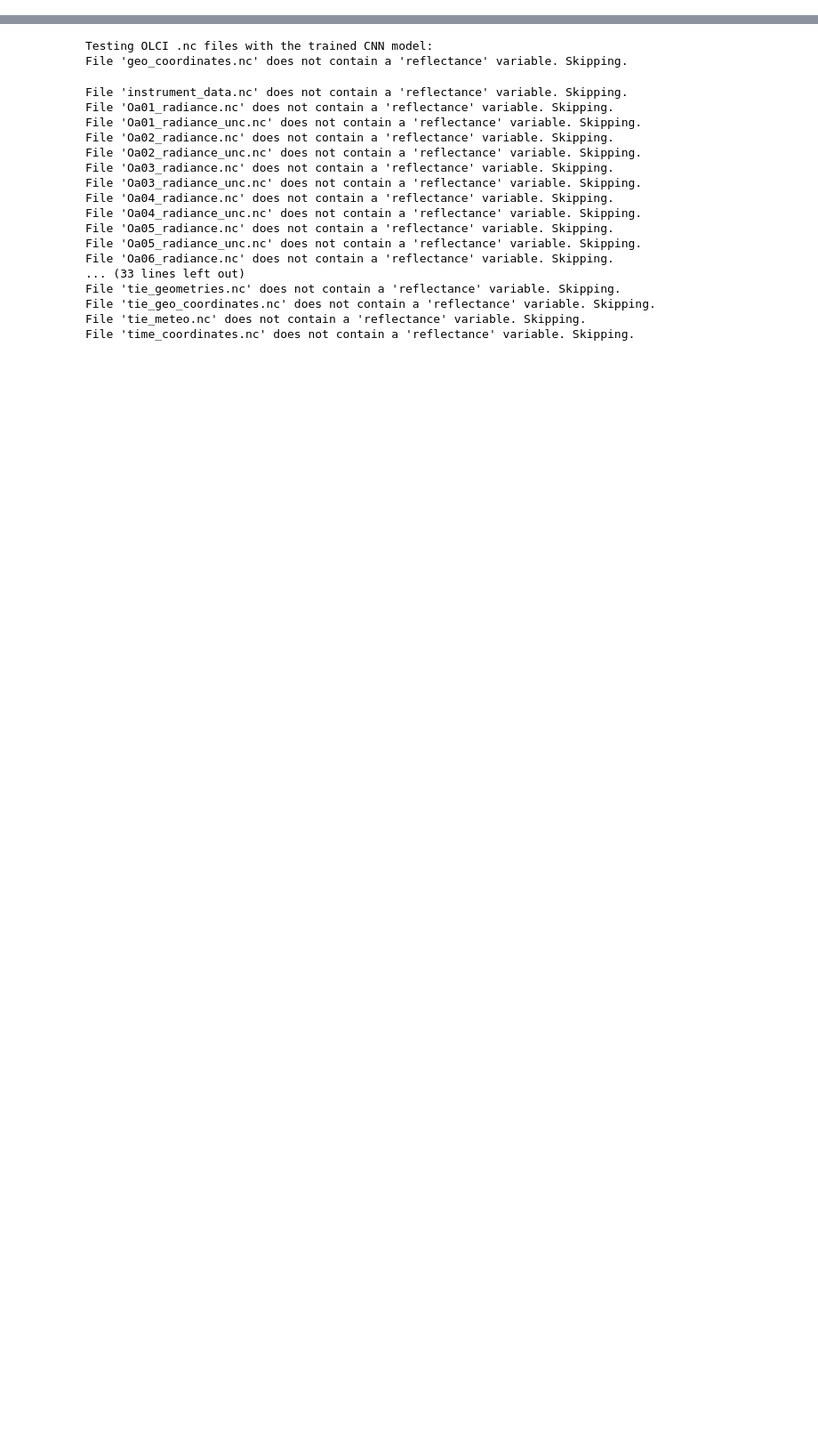
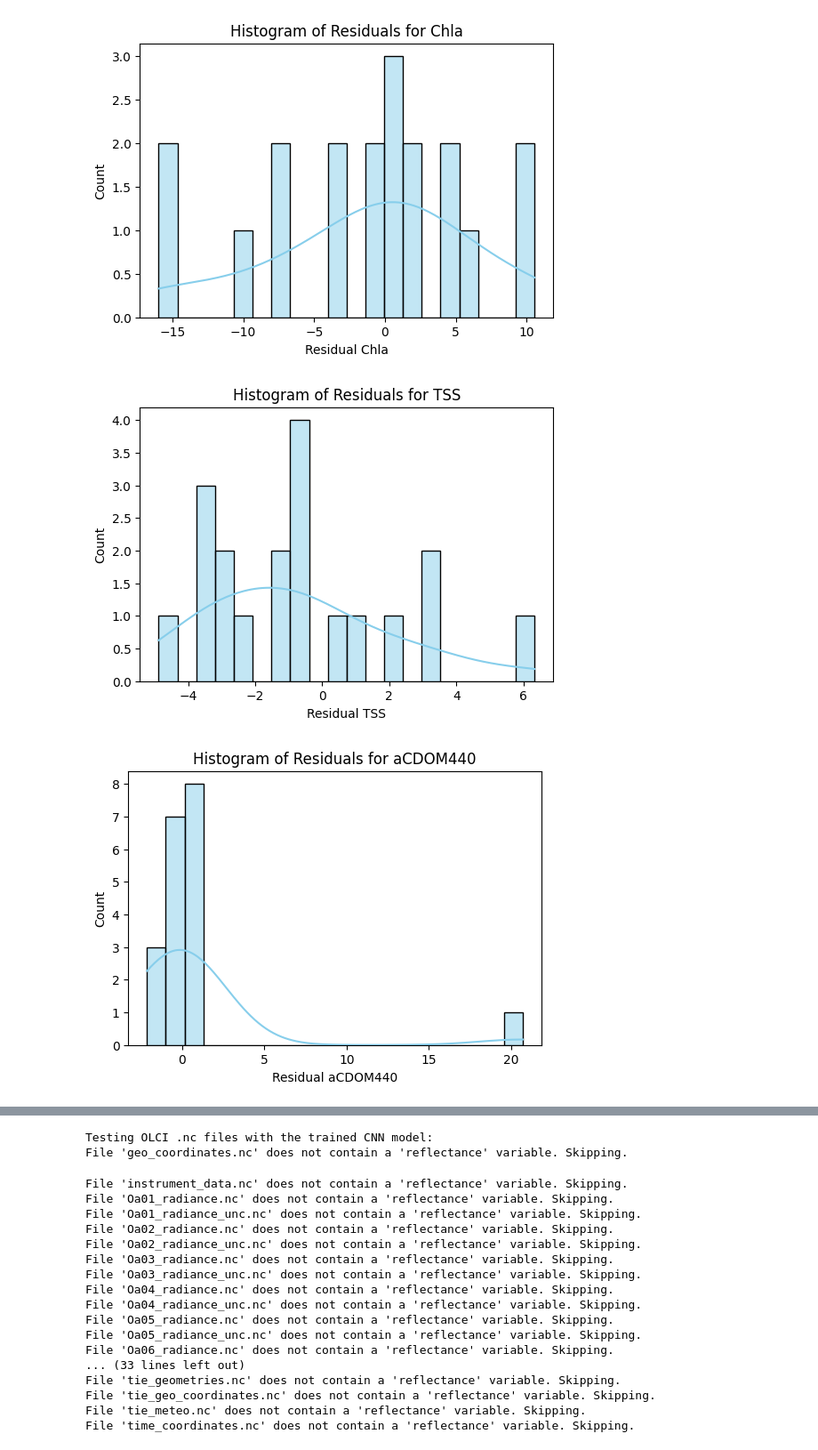
Before and after one commit to BraedynMendonca/Science-Fair-2025, a Jupyter notebook: CNN_Model_Refining.ipynb, the cells around one changed output, grey strips where cells are left out. Shown at 89% size. Saved outputs shown, nothing was run; the diff lists cells and outputs as text; code cells hidden in the pictures; blank space fills up the shorter version.

```diff
--- a/CNN_Model_Refining.ipynb
+++ b/CNN_Model_Refining.ipynb
@@ -191,0 +244,13 @@ Test Loss (MSE): 21.68686866760254, Test MAE: 2.7519354820251465
+# %%
+import seaborn as sns
+
+for i, target in enumerate(target_columns):
+    plt.figure(figsize=(6,4))
+    sns.histplot(residuals[:, i], bins=20, kde=True, color='skyblue')
+    plt.xlabel(f"Residual {target}")
+    plt.title(f"Histogram of Residuals for {target}")
+    plt.show()
+# %% [output]
+[figure, added]
+[figure, added]
+[figure, added]
```
Also changed, not shown: parts of 9 cells of this notebook, 1 other file.
